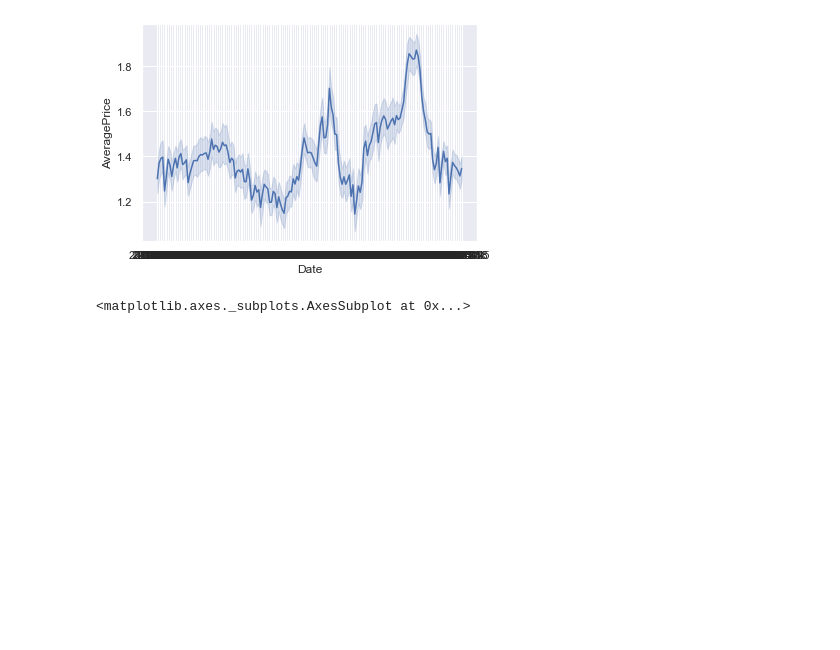
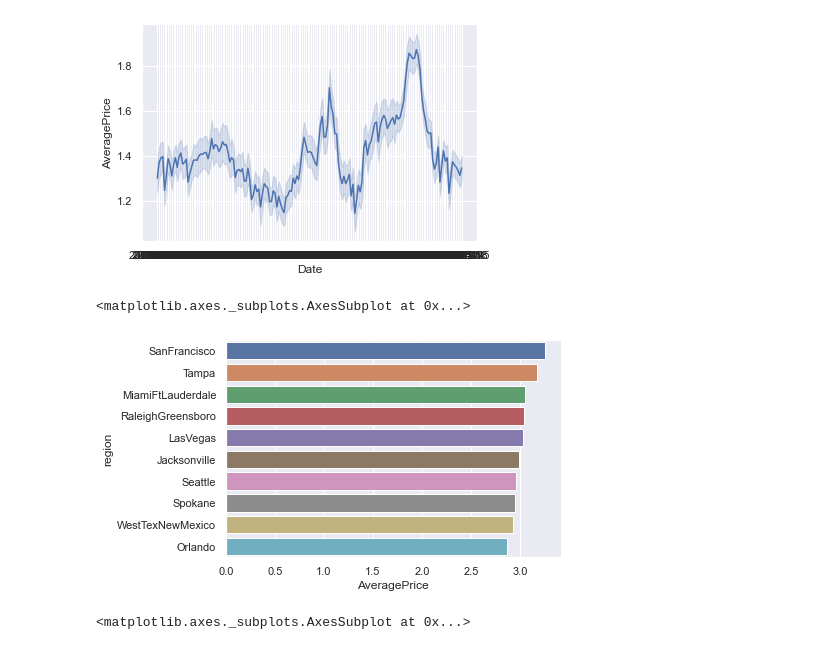
Before and after one commit to Mebos96/Introduction, a Jupyter notebook: 05 Data Visualization/notebook.ipynb, the cells around one changed output. Saved outputs shown, nothing was run; the diff lists cells and outputs as text; code cells hidden in the pictures; blank space fills up the shorter version.

```diff
--- a/05 Data Visualization/notebook.ipynb
+++ b/05 Data Visualization/notebook.ipynb
@@ -270,12 +271,15 @@ sns.lineplot(
 [figure]
 # %%
 # Create a horizontal bar plot showing 10 highest mean prices depending on region
-largestPrizes = avocado.nlargest(10,"AveragePrice")
-# sns.barplot(
-#     x=,
-#     y="region",
-#     data=avocado,
-# )
+temp = avocado.sort_values("AveragePrice",ascending=False).drop_duplicates(subset="region").head(10)
+sns.barplot(
+    x='AveragePrice',
+    y="region",
+    data=temp,
+)
+# %% [output]
+<matplotlib.axes._subplots.AxesSubplot at 0x...>
+[figure, added]
 # %%
 # Create a count plot for the year of the avocado
 sns.countplot(
```
Also changed, not shown: parts of 9 cells of this notebook.
